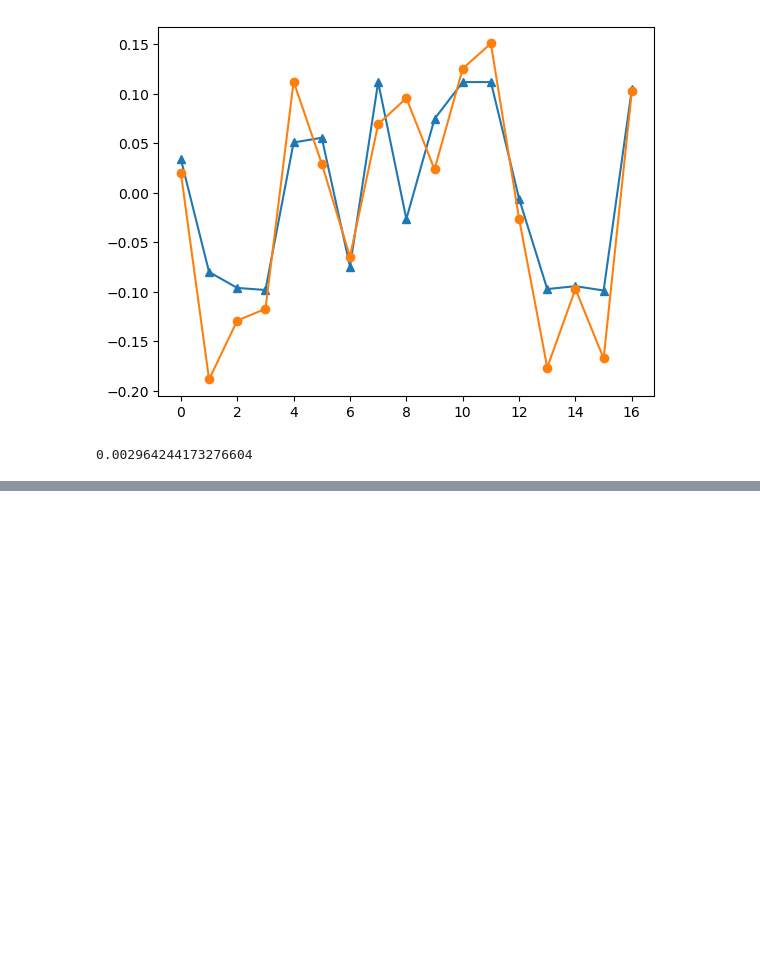
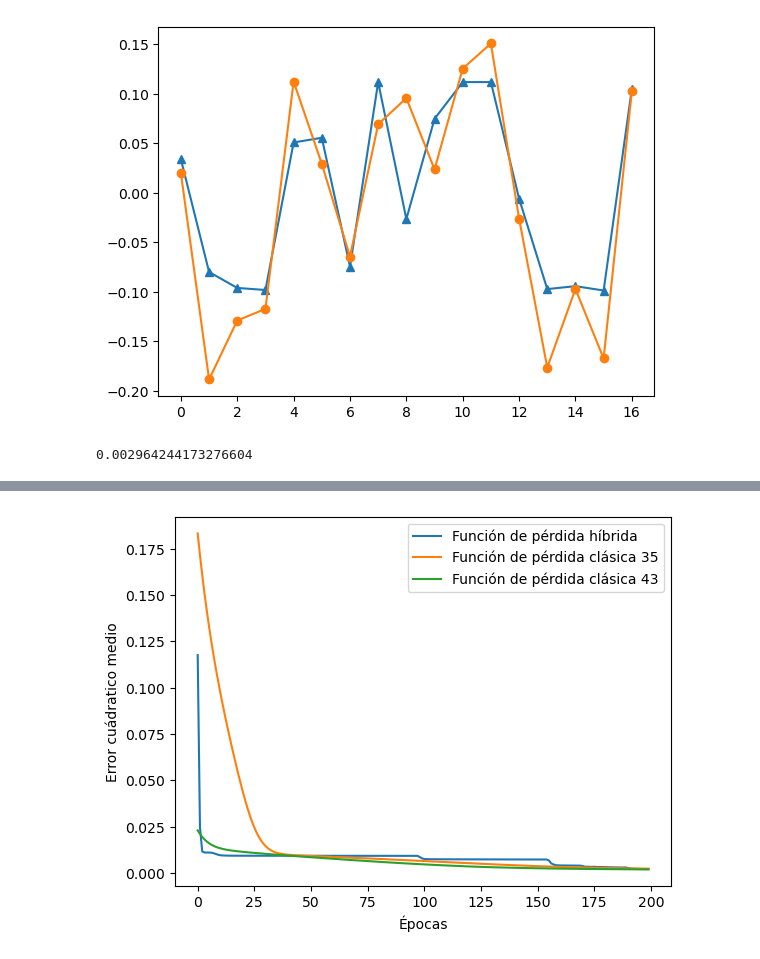
Before and after one commit to MiklosLaszlo/TFG, a Jupyter notebook: TFG_programacion/ajustes/Hibrido.ipynb, the cells around one changed output, grey strips where cells are left out. Cells and saved outputs as stored; diff of their text form; code cells hidden in the pictures; blank space fills up the shorter version.

```diff
--- a/TFG_programacion/ajustes/Hibrido.ipynb
+++ b/TFG_programacion/ajustes/Hibrido.ipynb
@@ -249,0 +384,10 @@ error/len(prediction)
+# %%
+plt.plot(loss_list[:len(loss_list)-1],label='Función de pérdida híbrida')
+plt.plot(train_losses2,label='Función de pérdida clásica 35')
+plt.plot(train_losses,label='Función de pérdida clásica 43')
+plt.xlabel("Épocas")
+plt.ylabel("Error cuádratico medio")
+plt.legend()
+plt.show()
+# %% [output]
+[figure, added]
```
Also changed, not shown: parts of 11 cells of this notebook, 20 other files.
